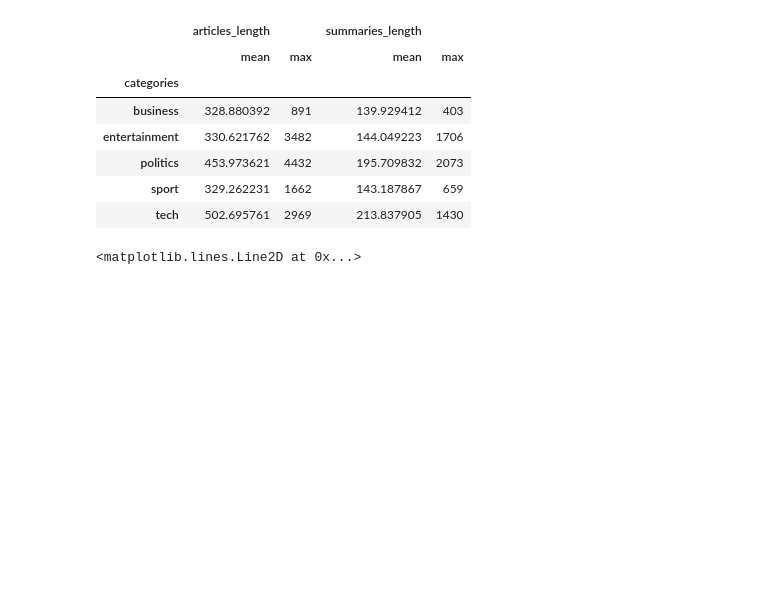
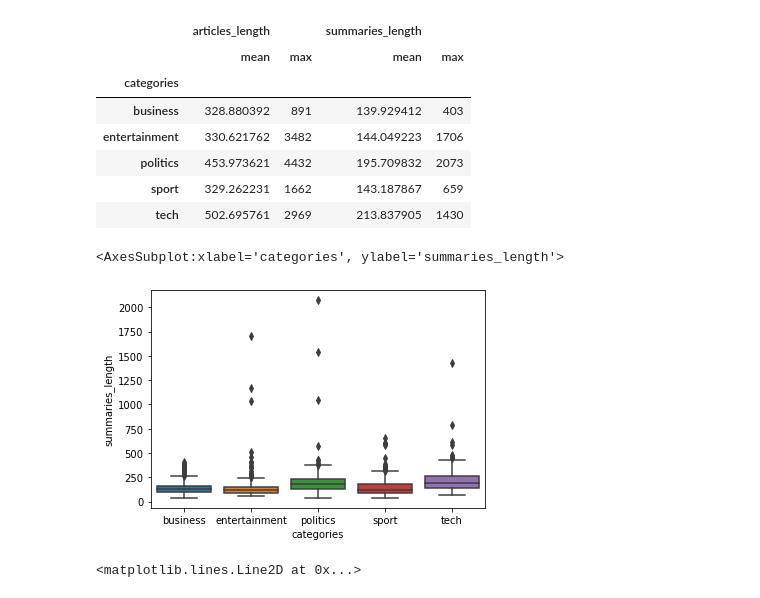
Before and after one commit to worachot-n/Text_summarization_T5, a Jupyter notebook: 0_2_Prepare_and_Split_Data.ipynb, the cells around one changed output. Saved outputs shown, nothing was run; the diff lists cells and outputs as text; code cells hidden in the pictures; blank space fills up the shorter version.

Commit message:
add box plot

```diff
--- a/0_2_Prepare_and_Split_Data.ipynb
+++ b/0_2_Prepare_and_Split_Data.ipynb
@@ -96,6 +85,11 @@ category_length
 | politics | 453.973621 | 4432 | 195.709832 | 2073 |
 | sport | 329.262231 | 1662 | 143.187867 | 659 |
 | tech | 502.695761 | 2969 | 213.837905 | 1430 |
+# %%
+sns.boxplot(x="categories", y="summaries_length", data=df)
+# %% [output]
+<AxesSubplot:xlabel='categories', ylabel='summaries_length'>
+[figure, added]
 # %%
 sns.displot(
     data = df,
```
Also changed, not shown: parts of 9 cells of this notebook.
